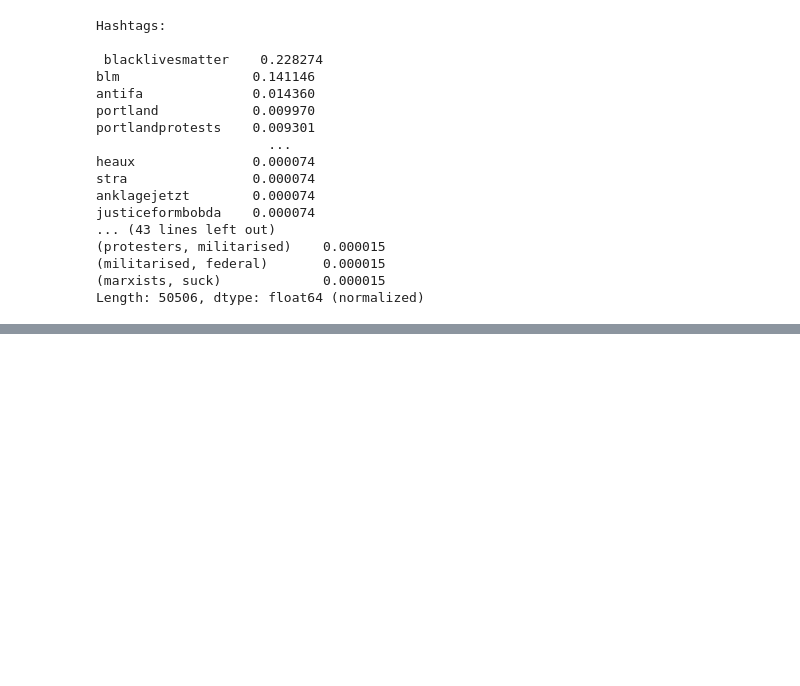
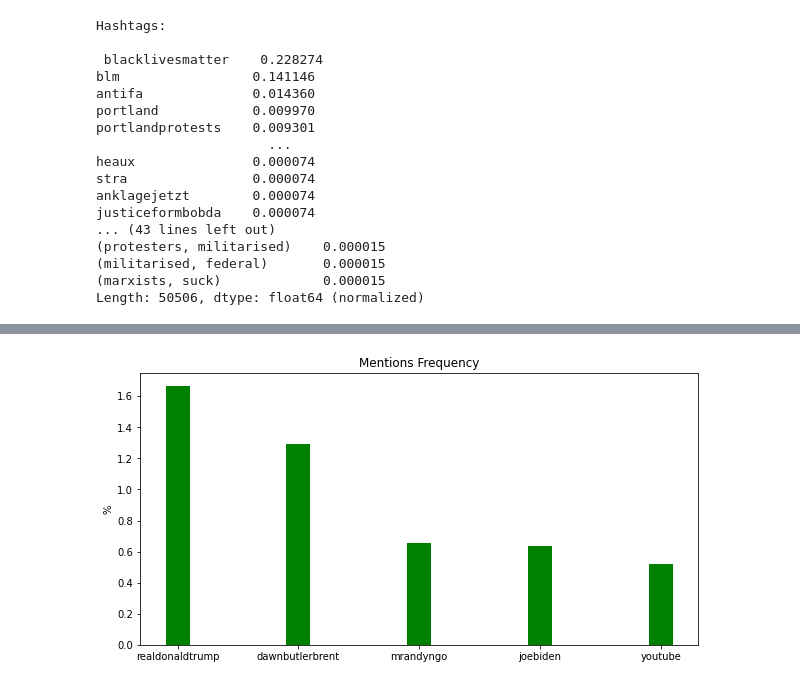
Before and after one commit to saadiahmadx/IW23, a Jupyter notebook: IW.ipynb, the cells around one changed output, grey strips where cells are left out. Saved outputs shown, nothing was run; the diff lists cells and outputs as text; code cells hidden in the pictures; blank space fills up the shorter version.

```diff
--- a/IW.ipynb
+++ b/IW.ipynb
@@ -285,0 +364,18 @@ Length: 50506, dtype: float64 (normalized)
+# %%
+data = {'realdonaldtrump':    0.016663*100,
+'dawnbutlerbrent':    0.012922*100,
+'mrandyngo':          0.006574*100,
+'joebiden':           0.006348*100,
+'youtube':            0.005214*100}
+courses = list(data.keys())
+values = list(data.values())
+fig = plt.figure(figsize = (10, 5))
+plt.bar(courses, values, color ='green',
+        width = 0.2)
+
+plt.xlabel("")
+plt.ylabel("%")
+plt.title("Mentions Frequency")
+plt.show()
+# %% [output]
+[figure, added]
```
Also changed, not shown: parts of 23 cells of this notebook.
